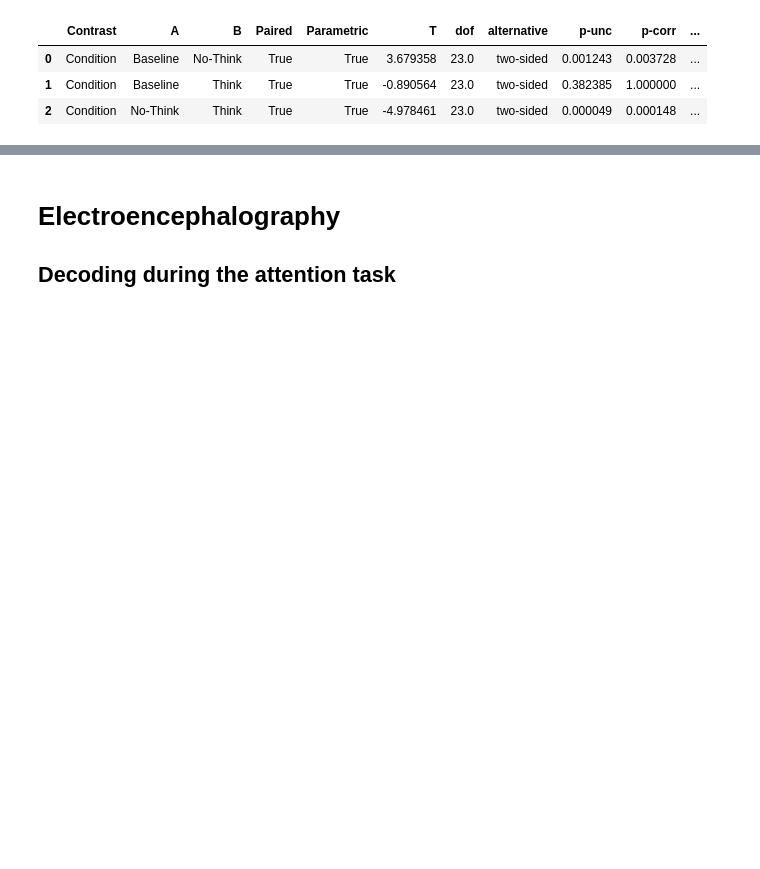
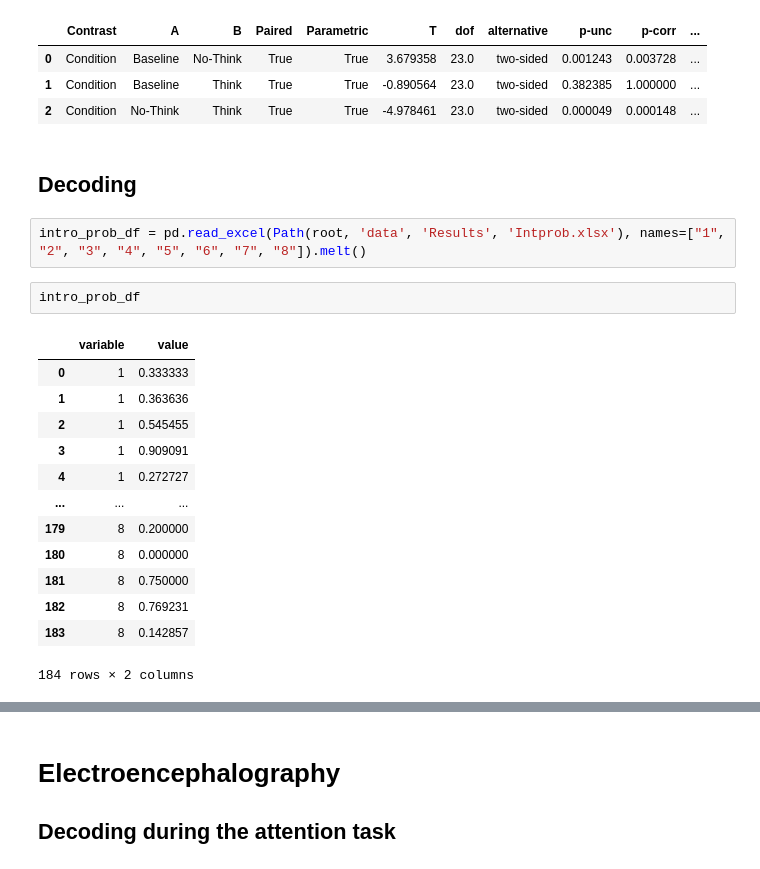
Before and after one commit to LegrandNico/DecodingMemoryIntrusions, a Jupyter notebook: code/Figures.ipynb, the cells around one changed output, grey strips where cells are left out. Saved outputs shown, nothing was run; the diff lists cells and outputs as text; blank space fills up the shorter version.

```diff
--- a/code/Figures.ipynb
+++ b/code/Figures.ipynb
@@ -152,3 +152,23 @@ recall.pairwise_ttests(dv='freq',
 | 0 | Condition | Baseline | No-Think | True | True | 3.679358 | 23.0 | two-sided | 0.001243 | 0.003728 | ... |
 | 1 | Condition | Baseline | Think | True | True | -0.890564 | 23.0 | two-sided | 0.382385 | 1.000000 | ... |
 | 2 | Condition | No-Think | Think | True | True | -4.978461 | 23.0 | two-sided | 0.000049 | 0.000148 | ... |
+# %% [markdown]
+## Decoding
+# %%
+intro_prob_df = pd.read_excel(Path(root, 'data', 'Results', 'Intprob.xlsx'), names=["1", "2", "3", "4", "5", "6", "7", "8"]).melt()
+# %%
+intro_prob_df
+# %% [output]
+|  | variable | value |
+| 0 | 1 | 0.333333 |
+| 1 | 1 | 0.363636 |
+| 2 | 1 | 0.545455 |
+| 3 | 1 | 0.909091 |
+| 4 | 1 | 0.272727 |
+| ... | ... | ... |
+| 179 | 8 | 0.200000 |
+| 180 | 8 | 0.000000 |
+| 181 | 8 | 0.750000 |
+| 182 | 8 | 0.769231 |
+| 183 | 8 | 0.142857 |
+184 rows × 2 columns
```
Also changed, not shown: parts of 9 cells of this notebook, 2 other files.
